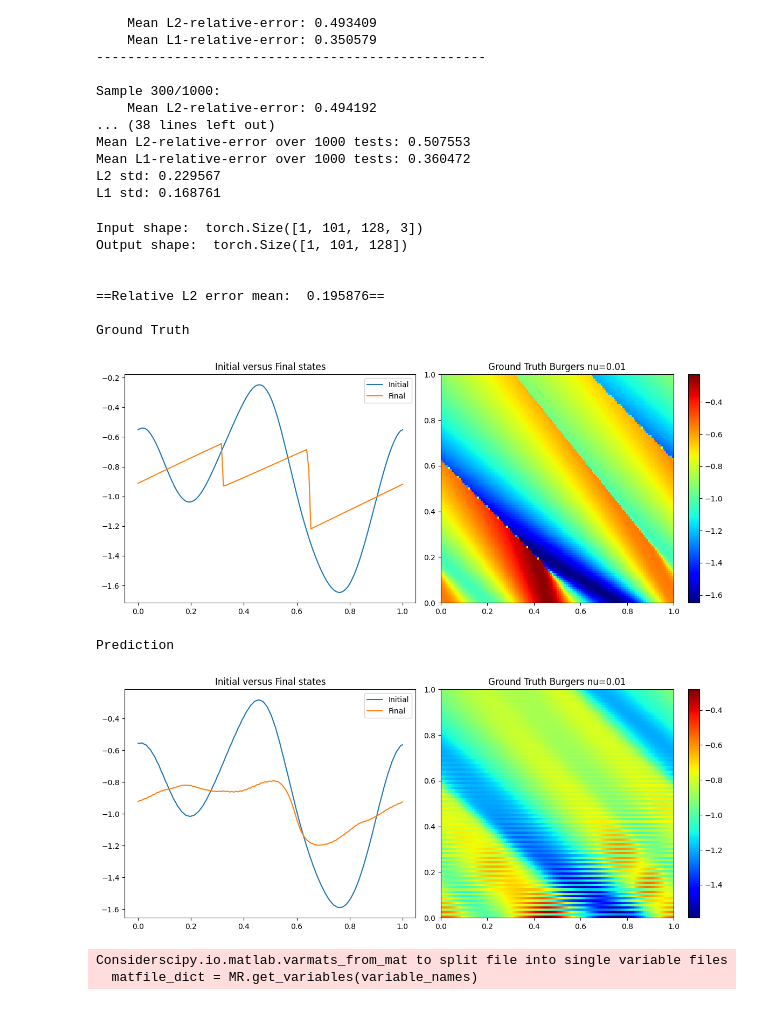
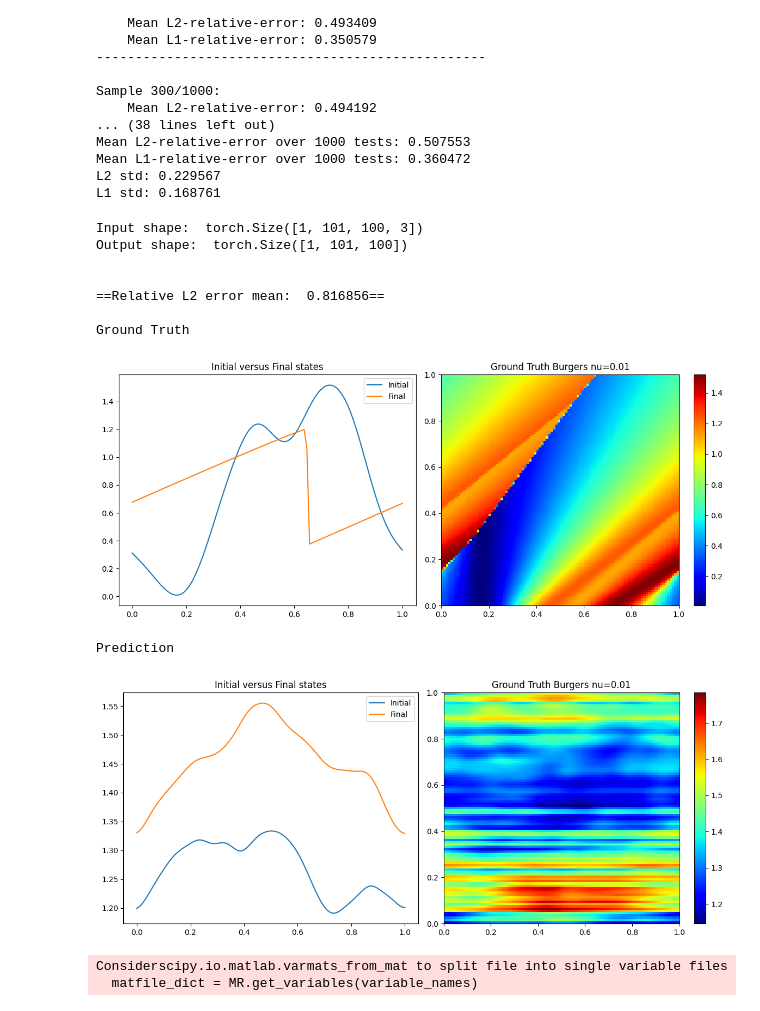
Before and after one commit to nhungpham-418/PI-FNO-reproduce, a Jupyter notebook: Results/FNO-burgers-nu-0-data-0-pde-1-ic-10-64-5.ipynb, the cells around one changed output. Cells and saved outputs as stored; diff of their text form; code cells hidden in the pictures.

```diff
--- a/Results/FNO-burgers-nu-0-data-0-pde-1-ic-10-64-5.ipynb
+++ b/Results/FNO-burgers-nu-0-data-0-pde-1-ic-10-64-5.ipynb
@@ -18,11 +18,11 @@ paddle supports more examples now and is recommended.
 <h2>Load model</h2>
 # %%
 config = {"model": {
-              "layers": [100, 100, 100, 100, 100], #[16, 24, 24, 32, 32],
-              "modes1": [32, 24, 15, 9, 9],
-              "modes2": [32, 24, 15, 9, 9],
+              "layers": [64, 64, 64, 64, 64], #[16, 24, 24, 32, 32],
+              "modes1": [15, 12, 9, 9],
+              "modes2": [15, 12, 9, 9],
               "fc_dim": 128,
-              "act": "tanh",
+              "act": "gelu",
               "num_pad": 4,
             },
           }
@@ -33,7 +33,8 @@ model = FNO2d(modes1=config['model']['modes1'],
               layers=config['model']['layers'],
               act=config['model']['act']).to(device)
 
-ckpt_path = "/home/tp526/neuraloperator/PI-FNO-reproduce/checkpoints/burgers-FDM/burgers-invisicd-data-0-pde-1-5-100-mode-32.pt"
+#ckpt_path = "/home/tp526/neuraloperator/PI-FNO-reproduce/checkpoints/burgers-FDM/burgers-invisicd-data-0-pde-1-5-100-mode-32.pt"
+ckpt_path = "/home/tp526/neuraloperator/data/burgers-invisicd-data-0-pde-1-ic-10-64-5.pt"
 ckpt = torch.load(ckpt_path)
 model.load_state_dict(ckpt['model'])
 # %% [output]
@@ -214,7 +215,7 @@ y shape: (100, 101, 128)
 import scipy.io
 
 # Load the file
-mat_data = scipy.io.loadmat('../data/test_data/burgers_truth_x128_t101_1000.mat')
+mat_data = scipy.io.loadmat('../data/test_data/burgers_test_x100_t101_1000_new.mat')
 
 # View the keys (variable names) inside the file
 print(mat_data.keys())
@@ -223,6 +224,6 @@ print(mat_data.keys())
 data_dict = {
     'x' : mat_data['input'],
     'y' : mat_data['output'],
-    'visc' : mat_data['visc']
+    #'visc' : mat_data['visc']
 }
 # %% [output]
@@ -342,7 +343,7 @@ L1 std: 0.168761
 # %%
 import matplotlib.pyplot as plt
 
-k = np.random.randint(1000)
+k = 200 #np.random.randint(1000)
 
 x, y = torch.tensor(formatted_inputs[k:k+1], dtype=torch.float32).to(device), torch.tensor(data_dict["y"][k:k+1], dtype=torch.float32).to(device)
 
@@ -371,39 +372,39 @@ plt.legend()
 plt.subplot(1, 2, 2)
 plt.imshow(truth, extent=[0, 1, 0, 1], origin="lower", aspect="auto", cmap="jet")
 plt.title("Ground Truth Burgers nu=0.01")
 plt.colorbar()
 
 plt.tight_layout()
 plt.show()
 
 print("Prediction")
 pred = out[0].detach().cpu().numpy()
 
 plt.figure(figsize=(12, 5))
 plt.subplot(1, 2, 1)
 plt.plot(x_grid, pred[0], label="Initial")
 plt.plot(x_grid, pred[-1], label="Final")
 plt.title("Initial versus Final states")
 plt.legend()
 
 plt.subplot(1, 2, 2)
 plt.imshow(pred, extent=[0, 1, 0, 1], origin="lower", aspect="auto", cmap="jet")
 plt.title("Ground Truth Burgers nu=0.01")
 plt.colorbar()
 
 plt.tight_layout()
 plt.show()
 # %% [output]
-Input shape:  torch.Size([1, 101, 128, 3])
-Output shape:  torch.Size([1, 101, 128])
+Input shape:  torch.Size([1, 101, 100, 3])
+Output shape:  torch.Size([1, 101, 100])
 
 
-==Relative L2 error mean:  0.195876==
+==Relative L2 error mean:  0.816856==
 
 Ground Truth
-[figure, old version]
+[figure, new version]
 Prediction
-[figure, old version]
+[figure, new version]
 # %%
 dataset = BurgersLoader("/home/tp526/neuraloperator/data/burgers_pino.mat",
                             nx=128, nt=100,
```
Also changed, not shown: parts of 4 cells of this notebook, 2 other files.
